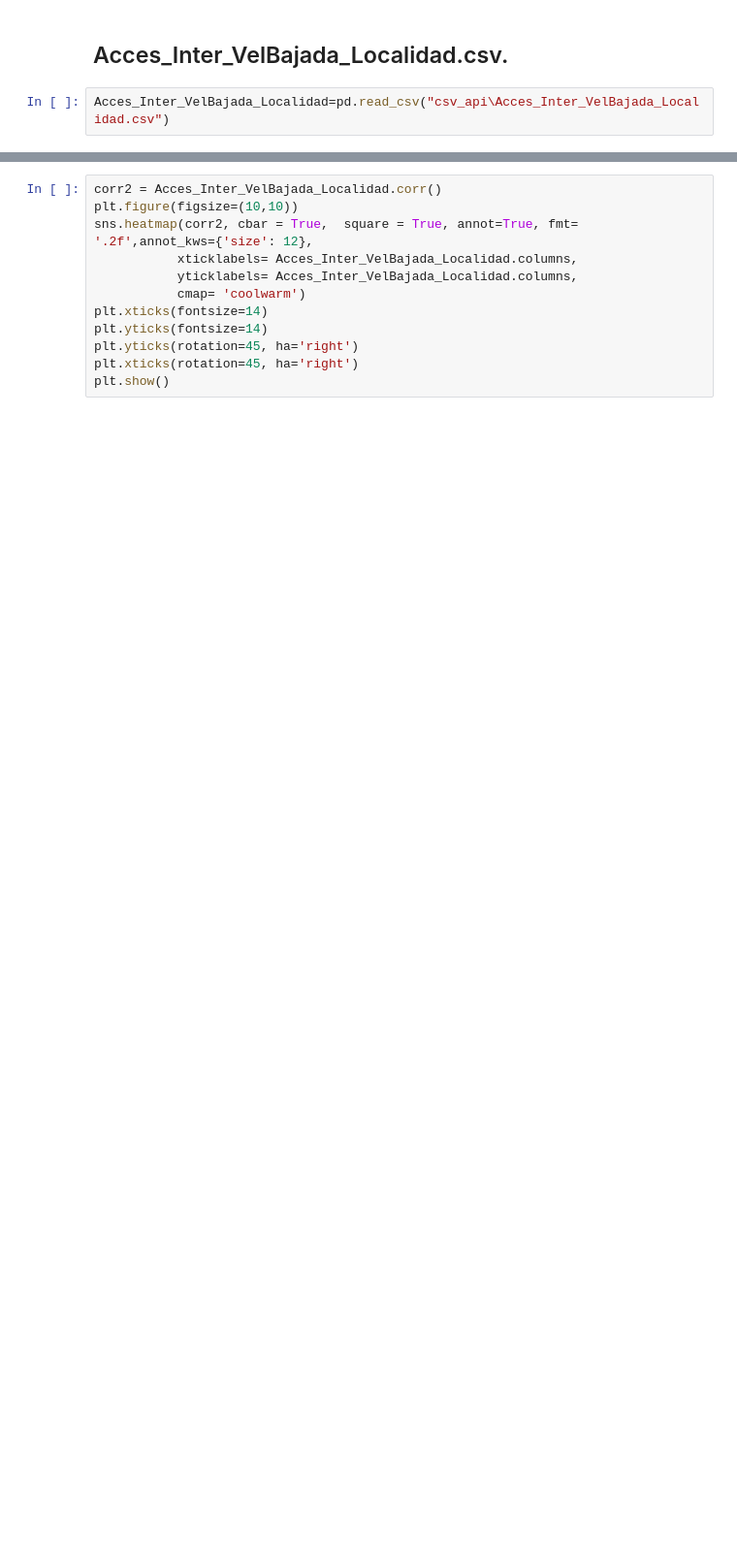
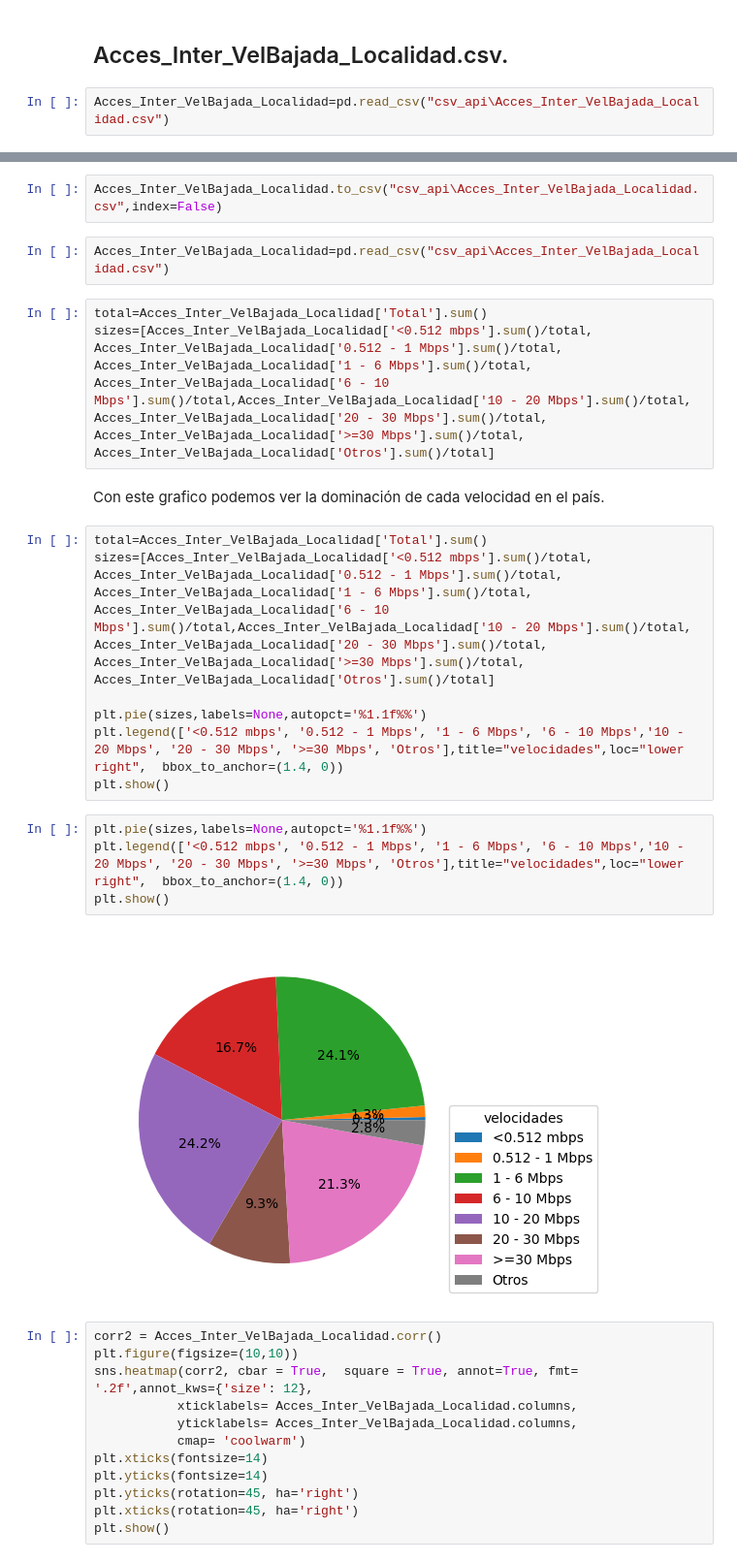
Before and after one commit to A-Lasso/Proyecto_Individual2, a Jupyter notebook: EDA.ipynb, the cells around one changed output, grey strips where cells are left out. Shown at 97% size. Drawn from its saved outputs; the diff is of its cells as text; blank space fills up the shorter version.

```diff
--- a/EDA.ipynb
+++ b/EDA.ipynb
@@ -600,3 +660,25 @@ Acces_Inter_VelBajada_Localidad=pd.read_csv("csv_api\Acces_Inter_VelBajada_Local
+# %%
+Acces_Inter_VelBajada_Localidad.to_csv("csv_api\Acces_Inter_VelBajada_Localidad.csv",index=False)
+# %%
+Acces_Inter_VelBajada_Localidad=pd.read_csv("csv_api\Acces_Inter_VelBajada_Localidad.csv")
+# %%
+total=Acces_Inter_VelBajada_Localidad['Total'].sum()
+sizes=[Acces_Inter_VelBajada_Localidad['<0.512 mbps'].sum()/total, Acces_Inter_VelBajada_Localidad['0.512 - 1 Mbps'].sum()/total, Acces_Inter_VelBajada_Localidad['1 - 6 Mbps'].sum()/total, Acces_Inter_VelBajada_Localidad['6 - 10 Mbps'].sum()/total,Acces_Inter_VelBajada_Localidad['10 - 20 Mbps'].sum()/total, Acces_Inter_VelBajada_Localidad['20 - 30 Mbps'].sum()/total, Acces_Inter_VelBajada_Localidad['>=30 Mbps'].sum()/total, Acces_Inter_VelBajada_Localidad['Otros'].sum()/total]
+# %% [markdown]
+Con este grafico podemos ver la dominación de cada velocidad en el país.
+# %%
+total=Acces_Inter_VelBajada_Localidad['Total'].sum()
+sizes=[Acces_Inter_VelBajada_Localidad['<0.512 mbps'].sum()/total, Acces_Inter_VelBajada_Localidad['0.512 - 1 Mbps'].sum()/total, Acces_Inter_VelBajada_Localidad['1 - 6 Mbps'].sum()/total, Acces_Inter_VelBajada_Localidad['6 - 10 Mbps'].sum()/total,Acces_Inter_VelBajada_Localidad['10 - 20 Mbps'].sum()/total, Acces_Inter_VelBajada_Localidad['20 - 30 Mbps'].sum()/total, Acces_Inter_VelBajada_Localidad['>=30 Mbps'].sum()/total, Acces_Inter_VelBajada_Localidad['Otros'].sum()/total]
+
+plt.pie(sizes,labels=None,autopct='%1.1f%%')
+plt.legend(['<0.512 mbps', '0.512 - 1 Mbps', '1 - 6 Mbps', '6 - 10 Mbps','10 - 20 Mbps', '20 - 30 Mbps', '>=30 Mbps', 'Otros'],title="velocidades",loc="lower right",  bbox_to_anchor=(1.4, 0))
+plt.show()
+# %%
+plt.pie(sizes,labels=None,autopct='%1.1f%%')
+plt.legend(['<0.512 mbps', '0.512 - 1 Mbps', '1 - 6 Mbps', '6 - 10 Mbps','10 - 20 Mbps', '20 - 30 Mbps', '>=30 Mbps', 'Otros'],title="velocidades",loc="lower right",  bbox_to_anchor=(1.4, 0))
+plt.show()
+# %% [output]
+[figure, added]
 # %%
 corr2 = Acces_Inter_VelBajada_Localidad.corr()
 plt.figure(figsize=(10,10))
```
Also changed, not shown: parts of 26 cells of this notebook, 4 other files.
